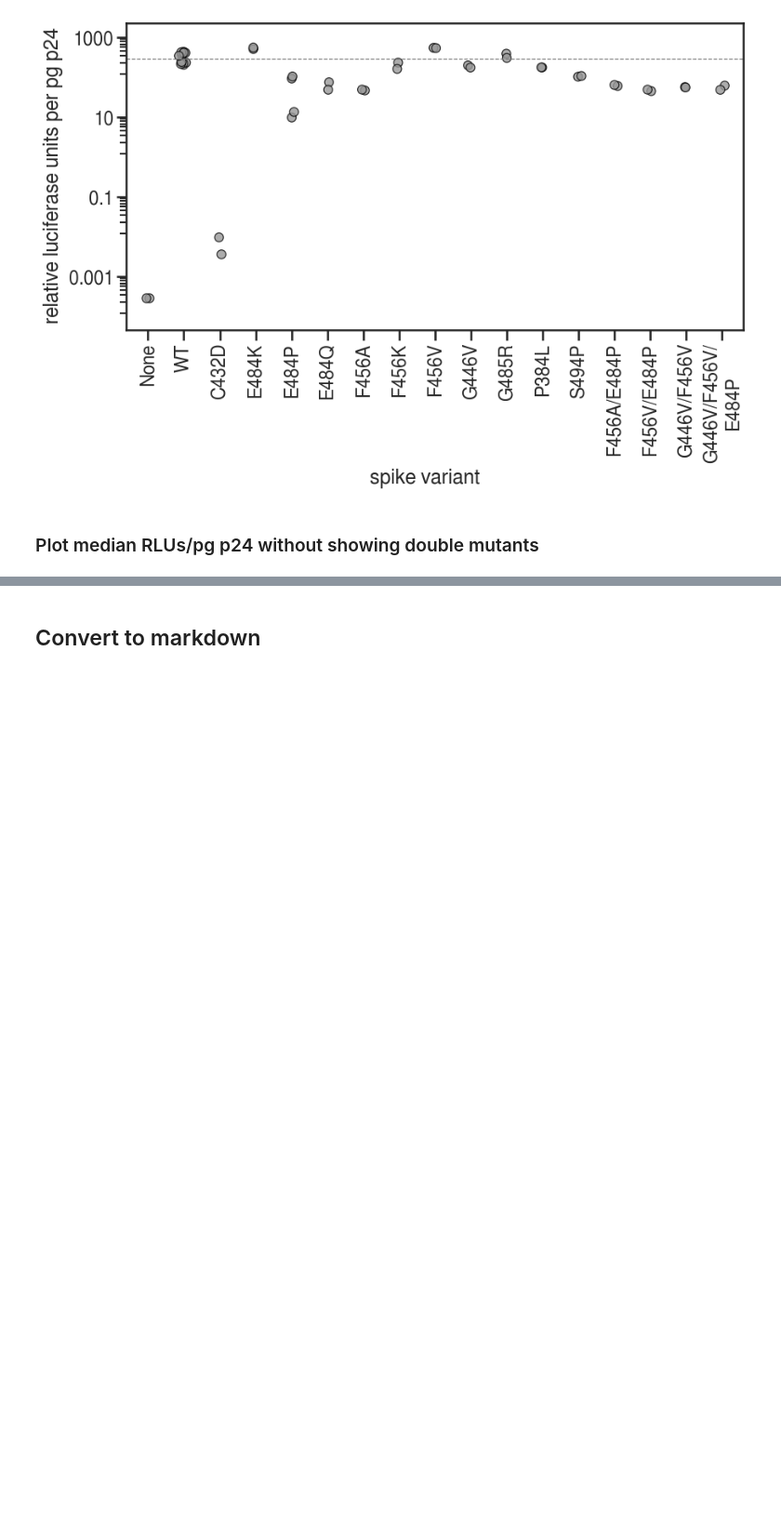
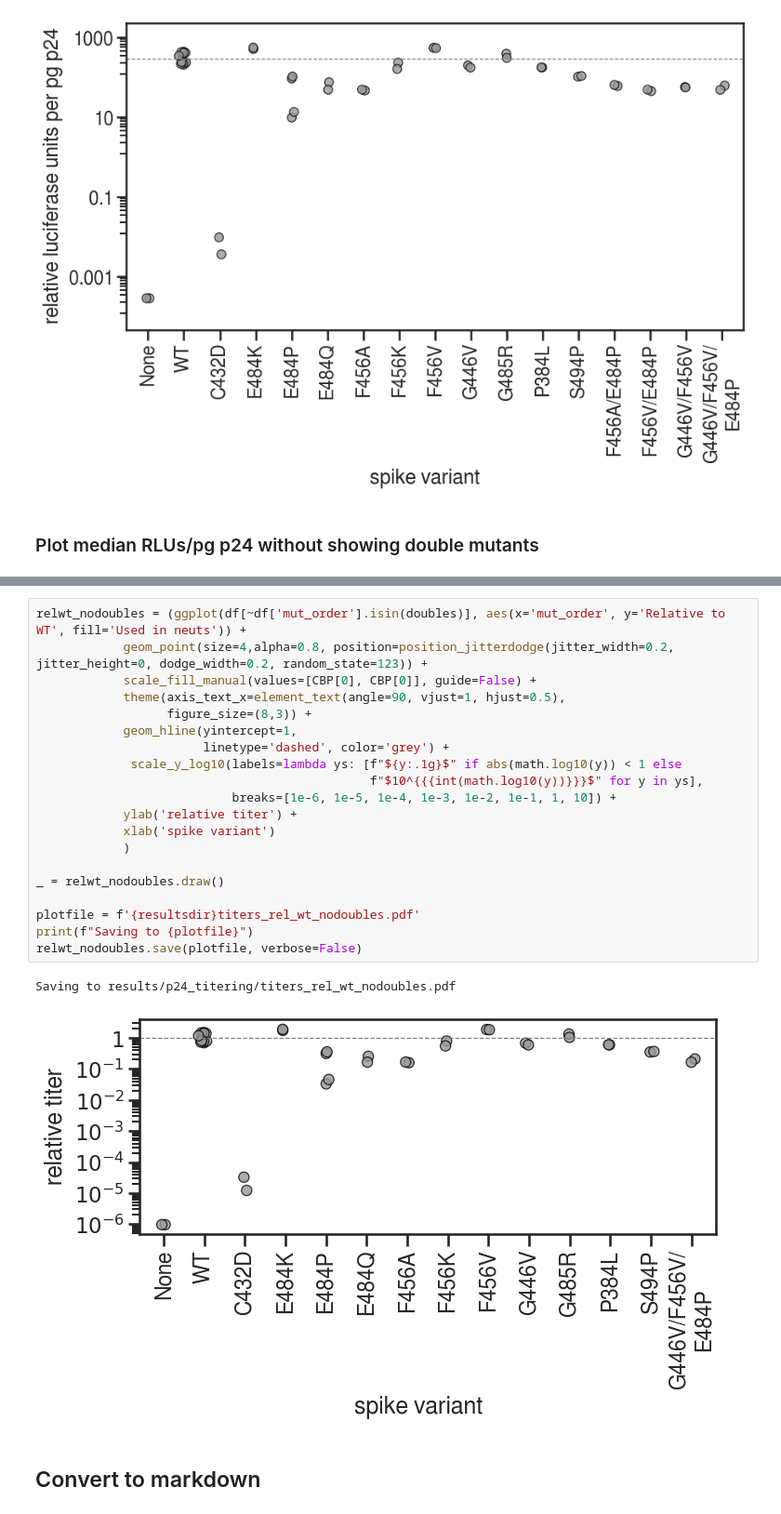
Before and after one commit to jbloomlab/SARS-CoV-2-RBD_MAP_HAARVI_sera, a Jupyter notebook: experimental_validations/mutant_titers.ipynb, the cells around one changed output, grey strips where cells are left out. Shown at 93% size. Cells and saved outputs as stored; diff of their text form; blank space fills up the shorter version.

```diff
--- a/experimental_validations/mutant_titers.ipynb
+++ b/experimental_validations/mutant_titers.ipynb
@@ -167,3 +201,26 @@ Saving to results/p24_titering//median_p24_norm_titers_nodoubles.pdf
+# %%
+relwt_nodoubles = (ggplot(df[~df['mut_order'].isin(doubles)], aes(x='mut_order', y='Relative to WT', fill='Used in neuts')) +
+            geom_point(size=4,alpha=0.8, position=position_jitterdodge(jitter_width=0.2, jitter_height=0, dodge_width=0.2, random_state=123)) +
+            scale_fill_manual(values=[CBP[0], CBP[0]], guide=False) +
+            theme(axis_text_x=element_text(angle=90, vjust=1, hjust=0.5),
+                  figure_size=(8,3)) +
+            geom_hline(yintercept=1,
+                       linetype='dashed', color='grey') +
+             scale_y_log10(labels=lambda ys: [f"${y:.1g}$" if abs(math.log10(y)) < 1 else
+                                              f"$10^{{{int(math.log10(y))}}}$" for y in ys],
+                           breaks=[1e-6, 1e-5, 1e-4, 1e-3, 1e-2, 1e-1, 1, 10]) +
+            ylab('relative titer') +
+            xlab('spike variant')
+            )
+
+_ = relwt_nodoubles.draw()
+
+plotfile = f'{resultsdir}titers_rel_wt_nodoubles.pdf'
+print(f"Saving to {plotfile}")
+relwt_nodoubles.save(plotfile, verbose=False)
+# %% [output]
+Saving to results/p24_titering/titers_rel_wt_nodoubles.pdf
+[figure, added]
 # %% [markdown]
 ## Convert to markdown
 # %%
```
Also changed, not shown: parts of 11 cells of this notebook, 9 other files.
